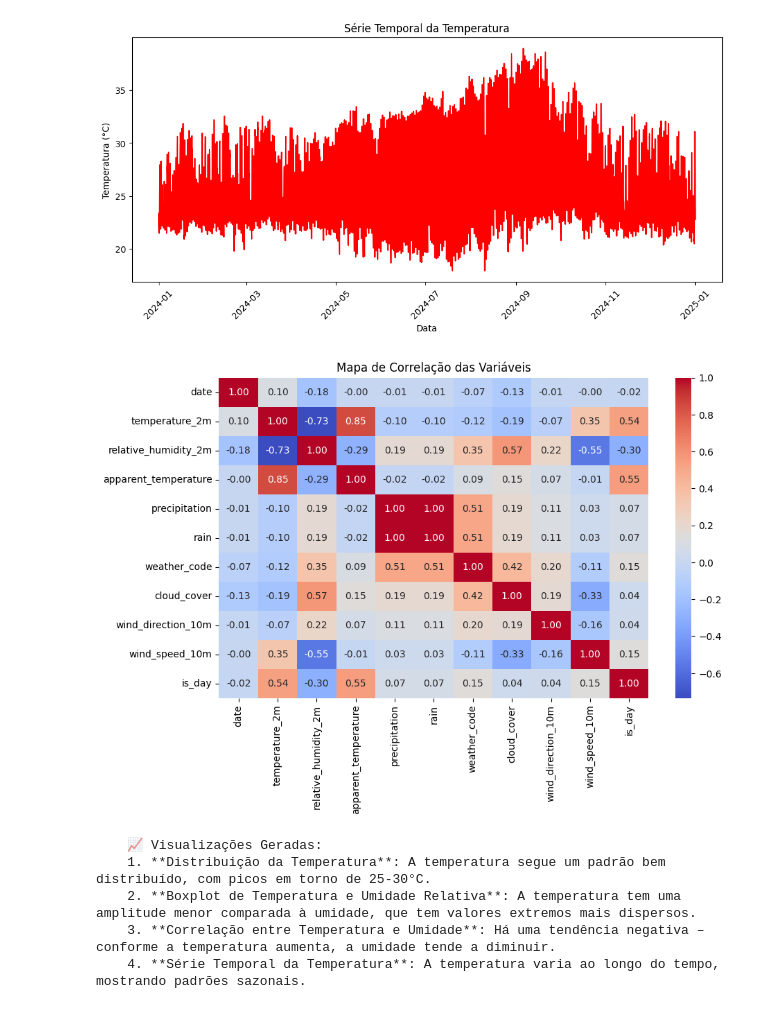
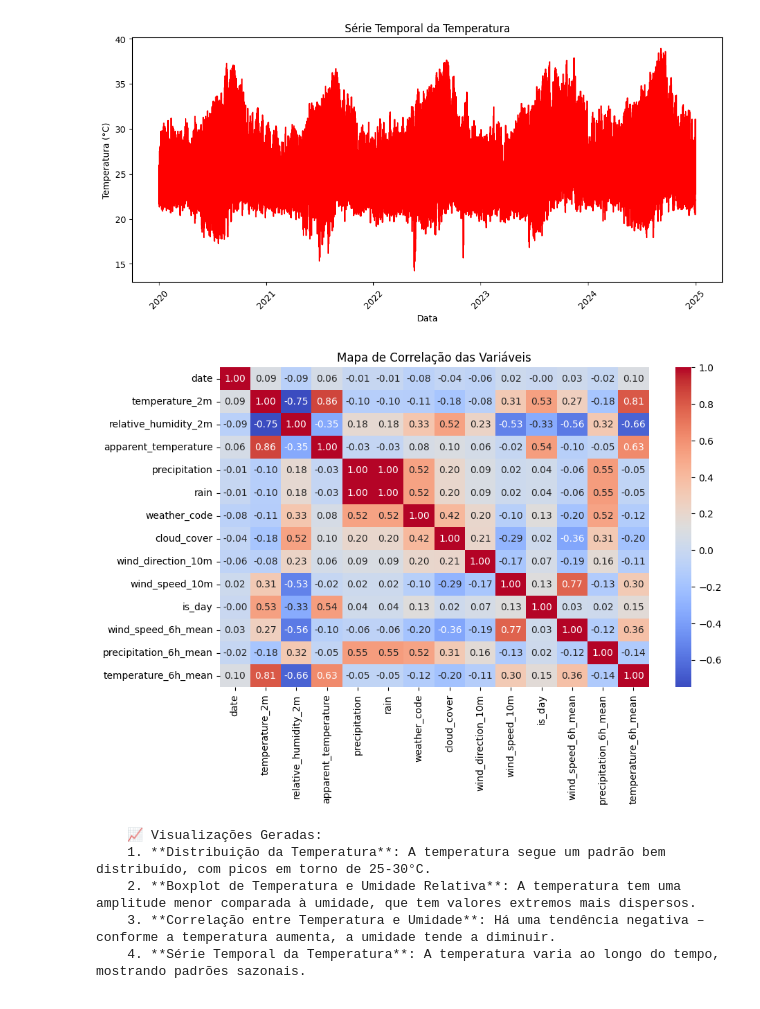
Before and after one commit to lleonardo-p/weather_model_tech3, a Jupyter notebook: model/EDA.ipynb, the cells around one changed output. Saved outputs shown, nothing was run; the diff lists cells and outputs as text; code cells hidden in the pictures.

```diff
--- a/model/EDA.ipynb
+++ b/model/EDA.ipynb
@@ -63,7 +63,7 @@ def main(file_path: str):
     """)
 
 if __name__ == "__main__":
-    file_path = "./historical_data.csv"  # Caminho do arquivo
+    file_path = "./data/historical_data_new_features.csv"  # Caminho do arquivo
     main(file_path)
 # %% [output]
 Resumo Estatístico:
@@ -87,5 +87,5 @@ max            360.000000       22.288042     1.000000
-[figure, old version]
+[figure, new version]
-[figure, old version]
+[figure, new version]
     📈 Visualizações Geradas:
     1. **Distribuição da Temperatura**: A temperatura segue um padrão bem distribuído, com picos em torno de 25-30°C.
     2. **Boxplot de Temperatura e Umidade Relativa**: A temperatura tem uma amplitude menor comparada à umidade, que tem valores extremos mais dispersos.
```
Also changed, not shown: parts of 1 cell of this notebook, 8 other files.
